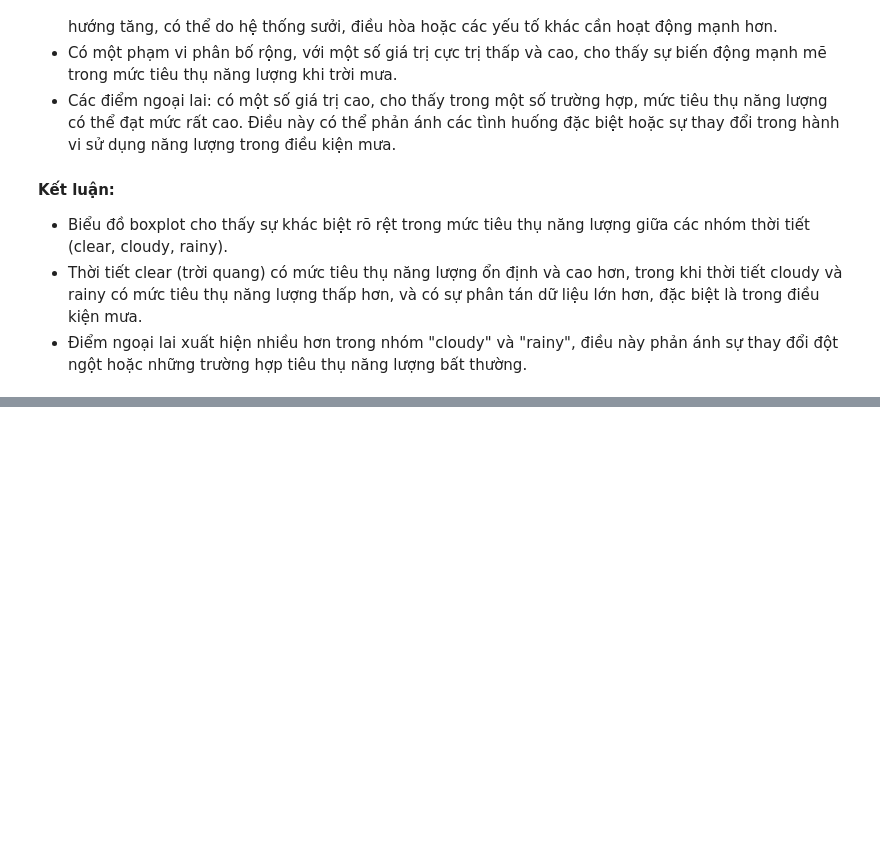
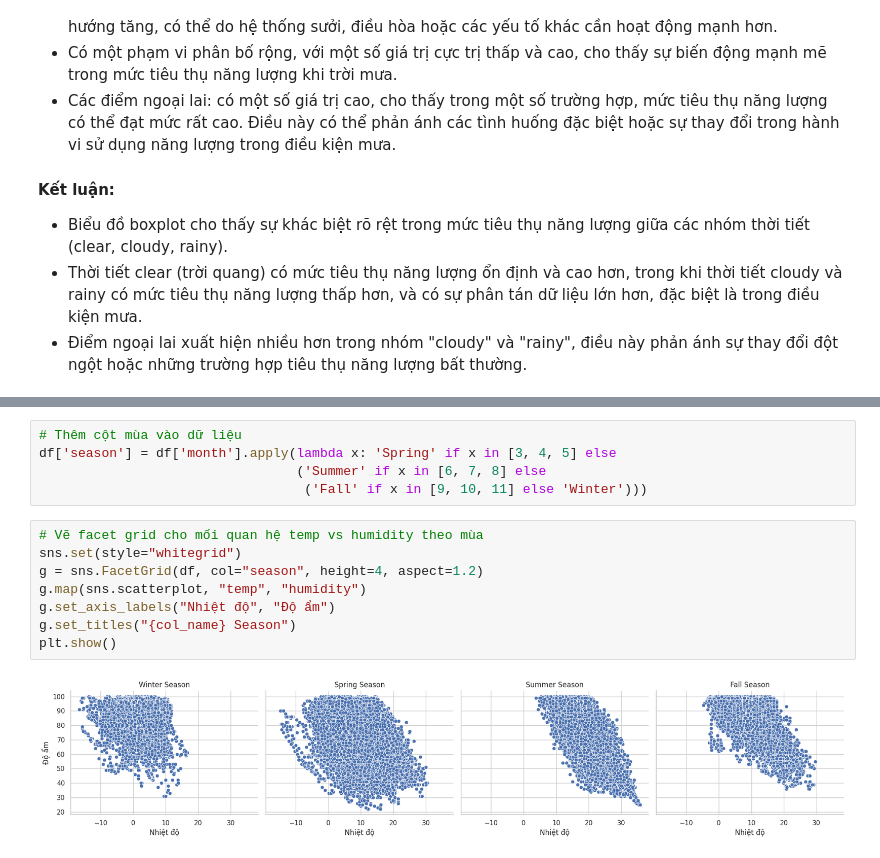
Before and after one commit to alpaca3000/Lab02_DataVisualization, a Jupyter notebook: Source_Codes/questionsTQH.ipynb, the cells around one changed output, grey strips where cells are left out. Cells and saved outputs as stored; diff of their text form; blank space fills up the shorter version.

```diff
--- a/Source_Codes/questionsTQH.ipynb
+++ b/Source_Codes/questionsTQH.ipynb
@@ -165,0 +192,15 @@ Passing `palette` without assigning `hue` is deprecated and will be removed in v
+# %%
+# Thêm cột mùa vào dữ liệu
+df['season'] = df['month'].apply(lambda x: 'Spring' if x in [3, 4, 5] else
+                                 ('Summer' if x in [6, 7, 8] else
+                                  ('Fall' if x in [9, 10, 11] else 'Winter')))
+# %%
+# Vẽ facet grid cho mối quan hệ temp vs humidity theo mùa
+sns.set(style="whitegrid")
+g = sns.FacetGrid(df, col="season", height=4, aspect=1.2)
+g.map(sns.scatterplot, "temp", "humidity")
+g.set_axis_labels("Nhiệt độ", "Độ ẩm")
+g.set_titles("{col_name} Season")
+plt.show()
+# %% [output]
+[figure, added]
```
Also changed, not shown: parts of 22 cells of this notebook.
